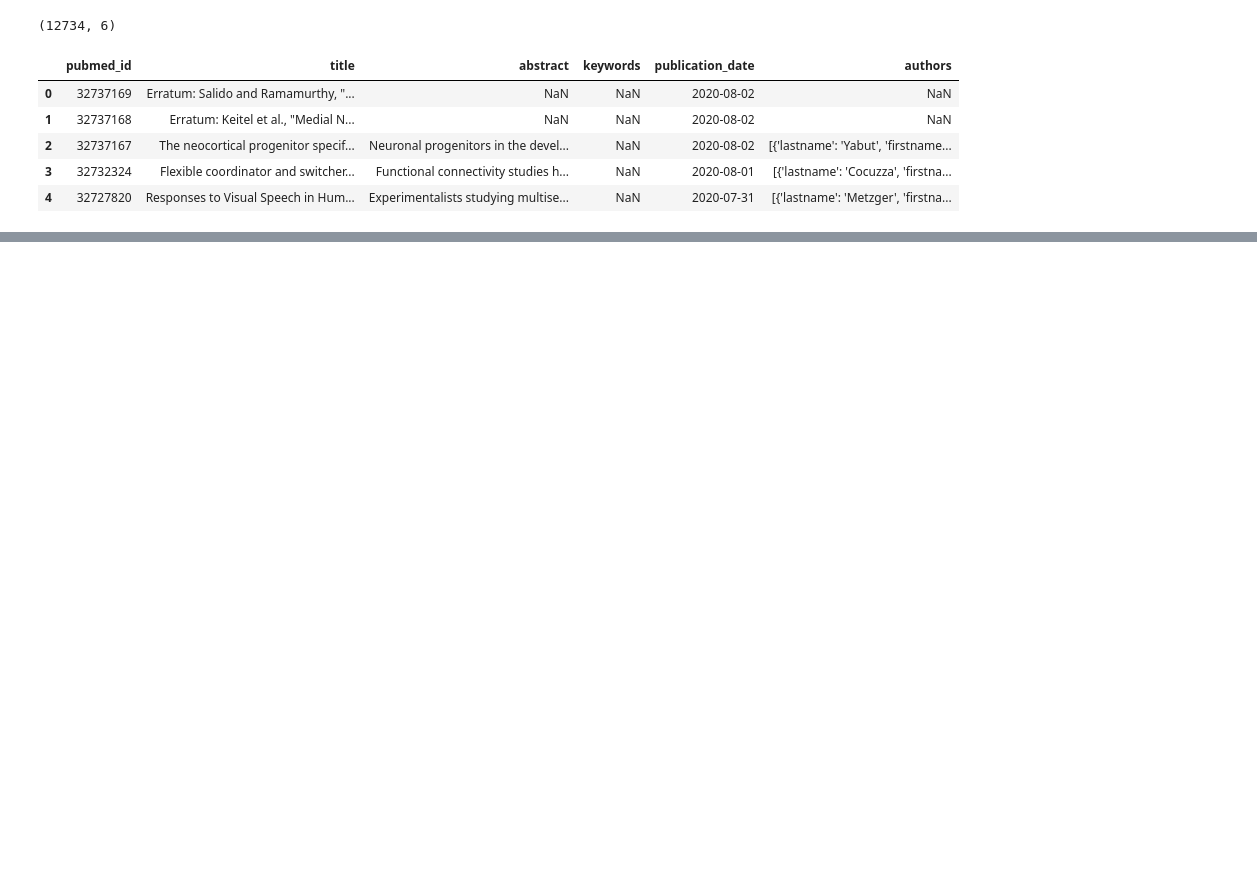
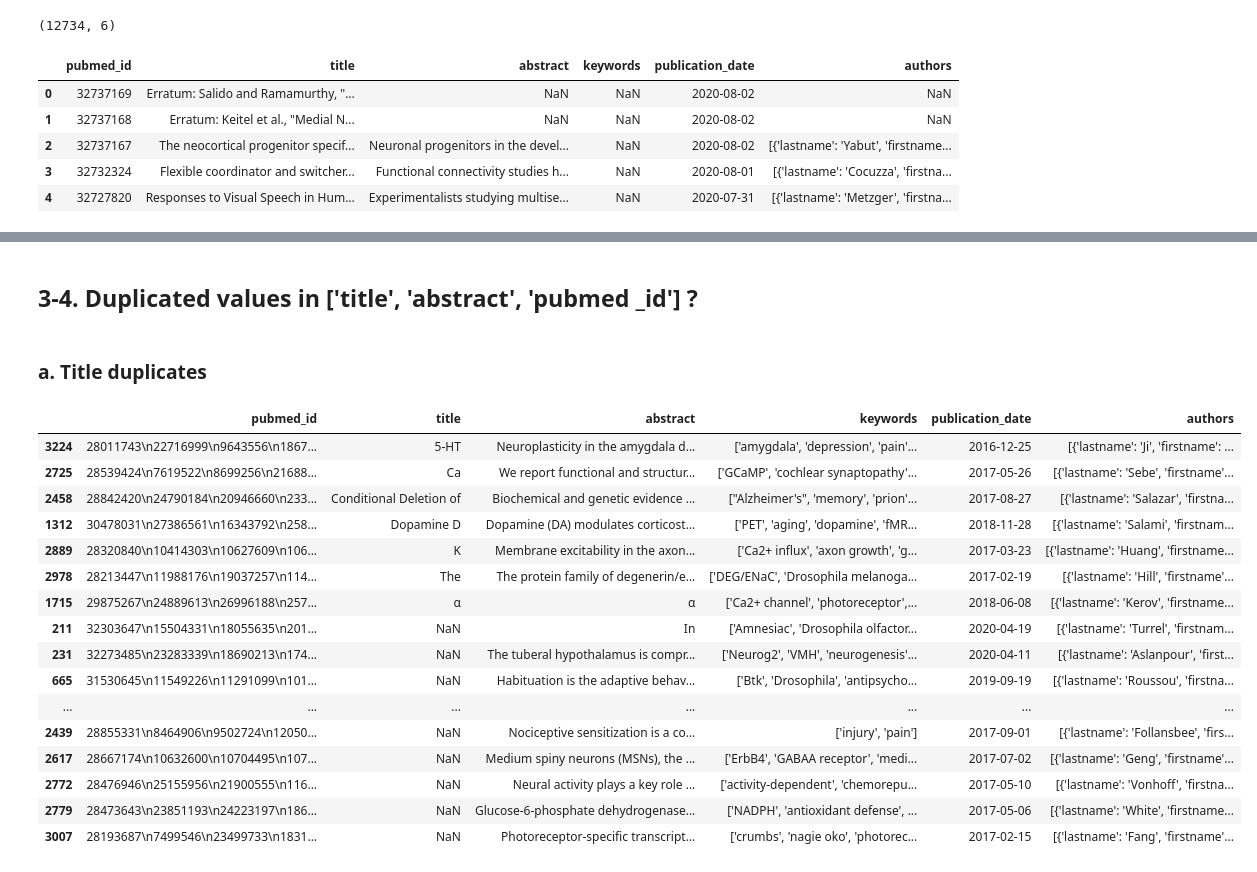
Before and after one commit to soyhyoj/research-trend-analysis, a Jupyter notebook: Data cleaning.ipynb, the cells around one changed output, grey strips where cells are left out. Drawn from its saved outputs; the diff is of its cells as text; code cells hidden in the pictures; blank space fills up the shorter version.

Commit message:
jneuro after data cleaning

```diff
--- a/Data cleaning.ipynb
+++ b/Data cleaning.ipynb
@@ -7,6 +7,11 @@ import numpy as np
 import csv
 # %%
 # Import the csv as a dataframe
+
+columns = ['pubmed_id', 'title', 'abstract', 'keywords',
+           'journal','publication_date', 'authors', 'methods',
+           'conclusions', 'results', 'copyrights', 'doi', 'xml']
+
 
 jneuro = pd.read_csv('jneuro.csv', names=columns)
 
@@ -177,14 +187,15 @@ jneuro_2[jneuro_2.isnull().any(axis=1)].head()
 | 3 | 32732324 | Flexible coordinator and switcher... | Functional connectivity studies h... | NaN | 2020-08-01 | [{'lastname': 'Cocuzza', 'firstna... |
 | 4 | 32727820 | Responses to Visual Speech in Hum... | Experimentalists studying multise... | NaN | 2020-07-31 | [{'lastname': 'Metzger', 'firstna... |
 # %%
-# case 1: No title, but abtract exist -> keep the row for now
-# case 2: No title, no abstract -> No information to draw, simply drop rows
+# case 1: No title, but abtract exist -> Let's not drop the row for now because we need abstracts.
+# case 2: No title, no abstract -> No information to draw. Drop rows.
+# case 3: Yes title, no abstract -> Drop
 
-no_titles = jneuro['title'].isnull()
-no_abstracts = jneuro['abstract'].isnull()
+no_titles = jneuro_2['title'].isnull()
+no_abstracts = jneuro_2['abstract'].isnull()
 
-jneuro_2 = jneuro_2[~((no_titles) & (no_abstracts))]
-
+# Drop rows missing title or abstract
+jneuro_2 = jneuro_2[~no_abstracts]
 
 print(jneuro_2.shape)
 jneuro_2.head()
@@ -238,8 +219,0 @@ sns.countplot(missing_abstract['publication_date'].dt.year)
-# %%
-# It's hard to impute an abstract without the entire contents of articles.
-# Thus, let's drop these row without abs
-
-jneuro_2.drop(index=missing_abstract.index, inplace=True)
-
-print(jneuro_2.shape)
-jneuro_2.head()
@@ -263,0 +288,6 @@ dtype: int64
+# %%
+jneuro_3 = jneuro_2.copy()
+
+print(jneuro_3['pubmed_id'].sort_values()[-5:]) # normal ids
+print()
+print(jneuro_3['pubmed_id'].sort_values()[:5]) # abnormal ids
@@ -263,0 +312,24 @@ dtype: int64
+# %% [markdown]
+## 3-4. Duplicated values in ['title', 'abstract', 'pubmed _id'] ?
+# %% [markdown]
+### a. Title duplicates
+# %%
+jneuro_3[jneuro_3['title'].duplicated()].sort_values('title')
+# %% [output]
+|  | pubmed_id | title | abstract | keywords | publication_date | authors |
+| 3224 | 28011743\n22716999\n9643556\n1867... | 5-HT | Neuroplasticity in the amygdala d... | ['amygdala', 'depression', 'pain'... | 2016-12-25 | [{'lastname': 'Ji', 'firstname': ... |
+| 2725 | 28539424\n7619522\n8699256\n21688... | Ca | We report functional and structur... | ['GCaMP', 'cochlear synaptopathy'... | 2017-05-26 | [{'lastname': 'Sebe', 'firstname'... |
+| 2458 | 28842420\n24790184\n20946660\n233... | Conditional Deletion of | Biochemical and genetic evidence ... | ["Alzheimer's", 'memory', 'prion'... | 2017-08-27 | [{'lastname': 'Salazar', 'firstna... |
+| 1312 | 30478031\n27386561\n16343792\n258... | Dopamine D | Dopamine (DA) modulates corticost... | ['PET', 'aging', 'dopamine', 'fMR... | 2018-11-28 | [{'lastname': 'Salami', 'firstnam... |
+| 2889 | 28320840\n10414303\n10627609\n106... | K | Membrane excitability in the axon... | ['Ca2+ influx', 'axon growth', 'g... | 2017-03-23 | [{'lastname': 'Huang', 'firstname... |
+| 2978 | 28213447\n11988176\n19037257\n114... | The | The protein family of degenerin/e... | ['DEG/ENaC', 'Drosophila melanoga... | 2017-02-19 | [{'lastname': 'Hill', 'firstname'... |
+| 1715 | 29875267\n24889613\n26996188\n257... | α | α | ['Ca2+ channel', 'photoreceptor',... | 2018-06-08 | [{'lastname': 'Kerov', 'firstname... |
+| 211 | 32303647\n15504331\n18055635\n201... | NaN | In | ['Amnesiac', 'Drosophila olfactor... | 2020-04-19 | [{'lastname': 'Turrel', 'firstnam... |
+| 231 | 32273485\n23283339\n18690213\n174... | NaN | The tuberal hypothalamus is compr... | ['Neurog2', 'VMH', 'neurogenesis'... | 2020-04-11 | [{'lastname': 'Aslanpour', 'first... |
+| 665 | 31530645\n11549226\n11291099\n101... | NaN | Habituation is the adaptive behav... | ['Btk', 'Drosophila', 'antipsycho... | 2019-09-19 | [{'lastname': 'Roussou', 'firstna... |
+| ... | ... | ... | ... | ... | ... | ... |
+| 2439 | 28855331\n8464906\n9502724\n12050... | NaN | Nociceptive sensitization is a co... | ['injury', 'pain'] | 2017-09-01 | [{'lastname': 'Follansbee', 'firs... |
+| 2617 | 28667174\n10632600\n10704495\n107... | NaN | Medium spiny neurons (MSNs), the ... | ['ErbB4', 'GABAA receptor', 'medi... | 2017-07-02 | [{'lastname': 'Geng', 'firstname'... |
+| 2772 | 28476946\n25155956\n21900555\n116... | NaN | Neural activity plays a key role ... | ['activity-dependent', 'chemorepu... | 2017-05-10 | [{'lastname': 'Vonhoff', 'firstna... |
+| 2779 | 28473643\n23851193\n24223197\n186... | NaN | Glucose-6-phosphate dehydrogenase... | ['NADPH', 'antioxidant defense', ... | 2017-05-06 | [{'lastname': 'White', 'firstname... |
+| 3007 | 28193687\n7499546\n23499733\n1831... | NaN | Photoreceptor-specific transcript... | ['crumbs', 'nagie oko', 'photorec... | 2017-02-15 | [{'lastname': 'Fang', 'firstname'... |
```
Also changed, not shown: parts of 32 cells of this notebook, 1 other file.
